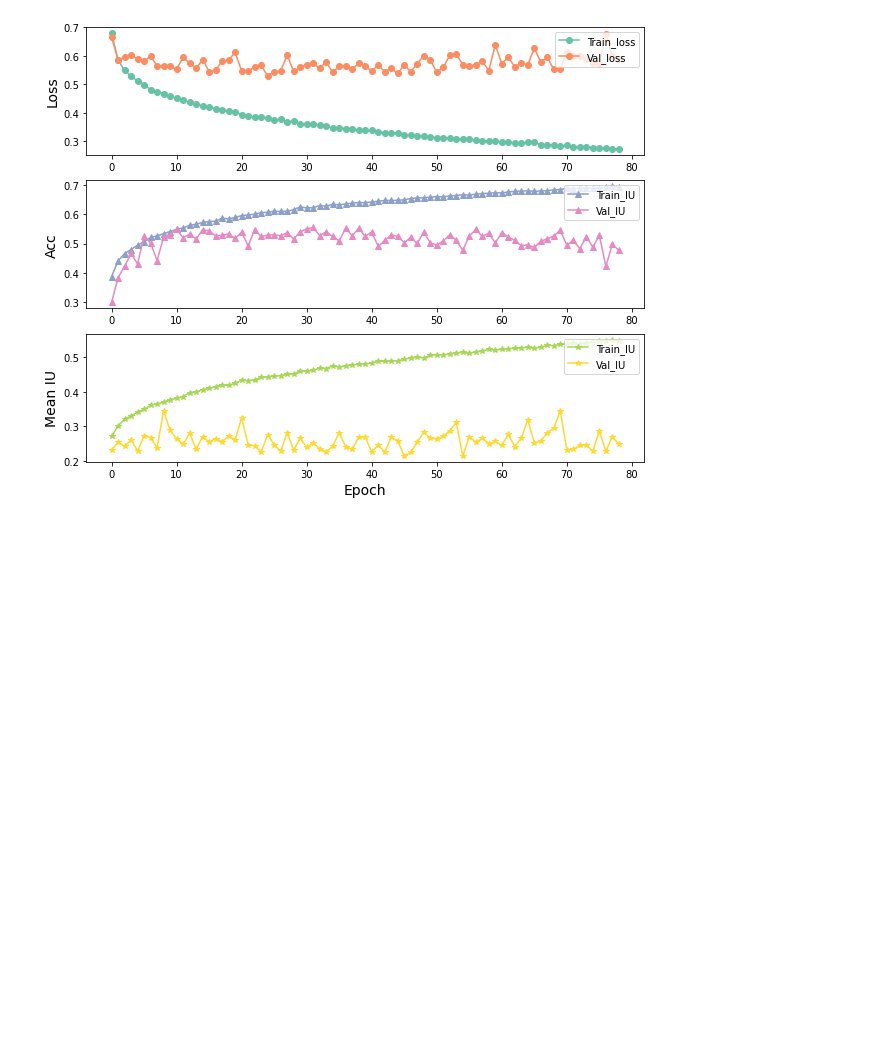
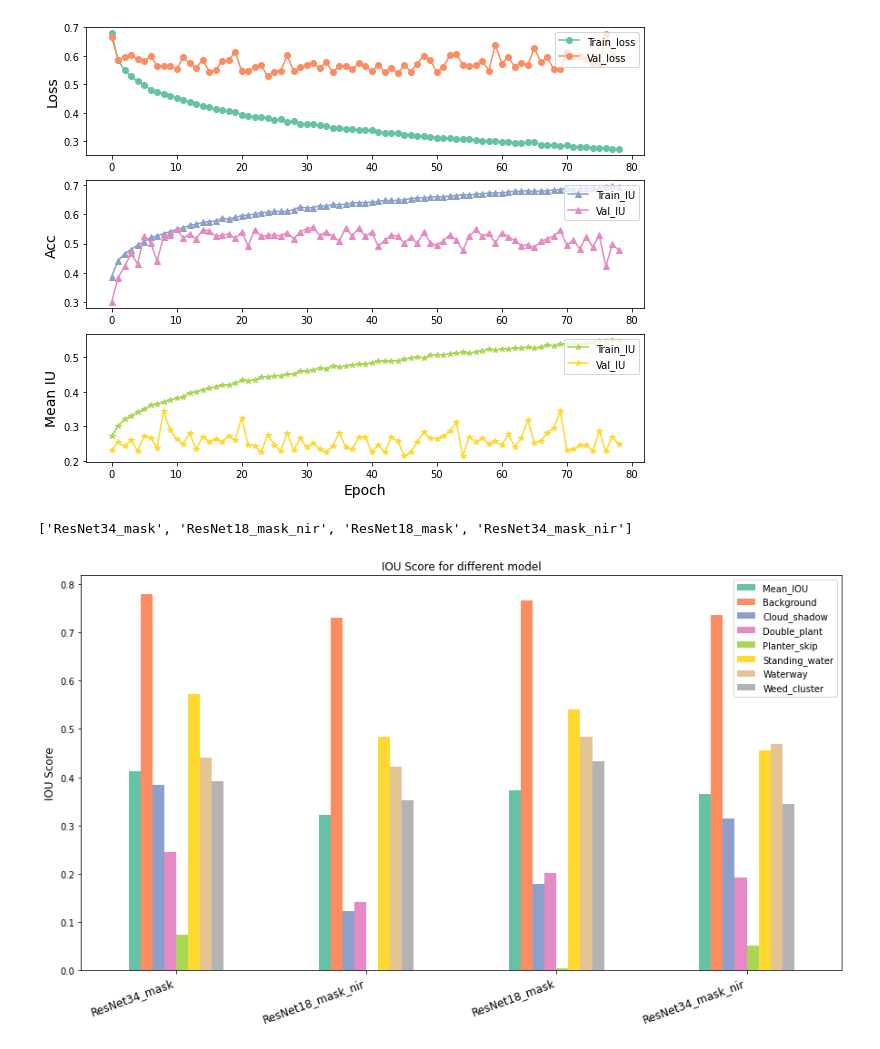
Before and after one commit to ZhuqingZhang0422/Vision-for-Agriculture, a Jupyter notebook: COMP540-plot.ipynb, the cells around one changed output. Cells and saved outputs as stored; diff of their text form; code cells hidden in the pictures; blank space fills up the shorter version.

Commit message:
Feat: Update visualization tools

```diff
--- a/COMP540-plot.ipynb
+++ b/COMP540-plot.ipynb
@@ -80,3 +80,36 @@ for f in onlyfiles:
 [figure]
 [figure]
 [figure]
+# %%
+import re
+mypath = 'result'
+models = [f for f in listdir(mypath) if (isfile(join(mypath, f)) and os.path.splitext(f)[-1].lower() == '.txt')]
+# %%
+res, row = [] , []
+for f in models:
+    cur = []
+    row.append(f[:-4])
+    file = open(os.path.join(mypath,f))
+    lines = file.readlines()
+    for line in lines:
+        num = re.findall(r"[-+]?\d*\.\d+|\d+", line)
+        cur.append(float(num[0]))
+    res.append(cur)
+array = np.array(res)
+print(row)
+df = pd.DataFrame(array,index=row)
+# %% [output]
+['ResNet34_mask', 'ResNet18_mask_nir', 'ResNet18_mask', 'ResNet34_mask_nir']
+# %%
+#df.drop('Model',axis = 1, inplace = True)
+df.astype(float)
+df.columns = ['Mean_IOU','Background','Cloud_shadow','Double_plant','Planter_skip','Standing_water','Waterway','Weed_cluster']
+# %%
+plt.rcParams['figure.figsize'] = (15, 8)
+df.plot.bar(color = sns.color_palette("Set2"))
+plt.title('IOU Score for different model',fontsize = 12)
+plt.ylabel('IOU Score', fontsize = 12)
+plt.xticks(rotation= 20, ha='right',fontsize = 12)
+plt.savefig('Model_result.jpg')
+# %% [output]
+[figure, added]
```
Also changed, not shown: parts of 2 cells of this notebook.
